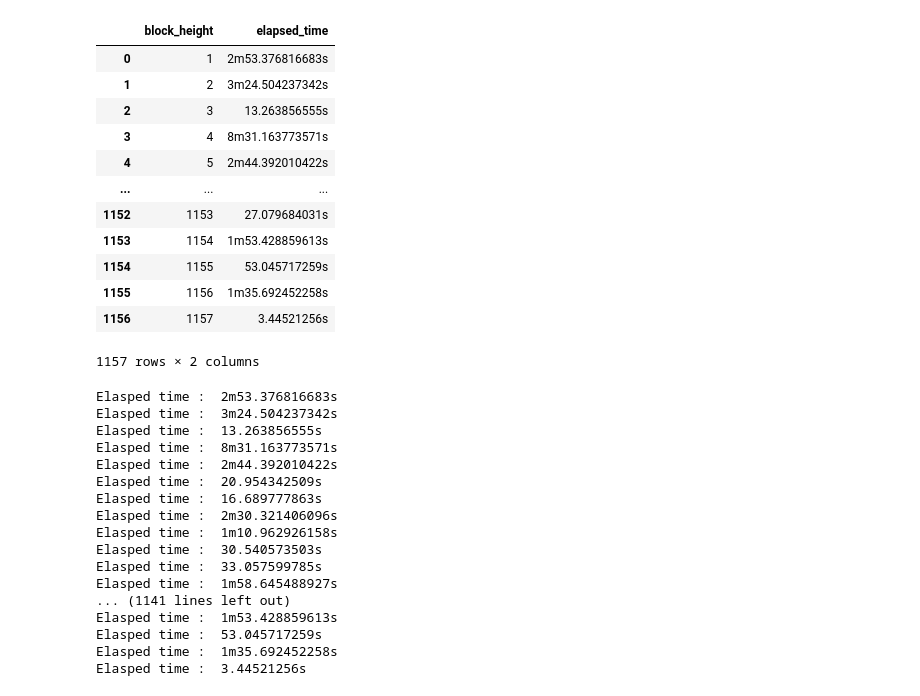
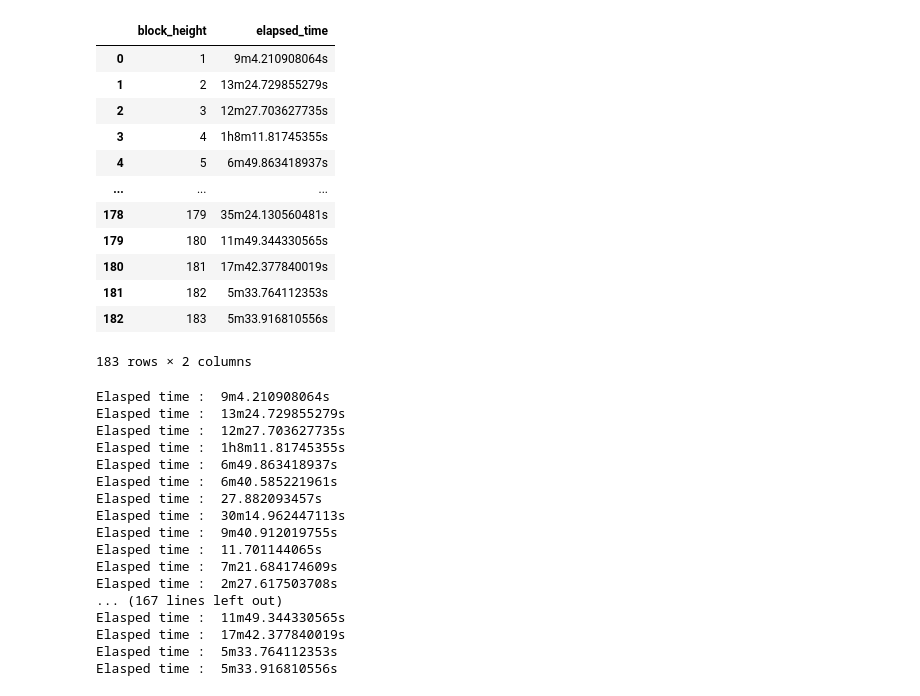
Before and after one commit to HyoungsungKim/Studying-ethereum, a Jupyter notebook: study-in-geth/time_conversion.ipynb, the cells around one changed output. Saved outputs shown, nothing was run; the diff lists cells and outputs as text; code cells hidden in the pictures.

```diff
--- a/study-in-geth/time_conversion.ipynb
+++ b/study-in-geth/time_conversion.ipynb
@@ -3,23 +3,23 @@ from datetime import datetime as dt
 import pandas as pd
 import matplotlib.pyplot as plt
 # %%
-filename = r'./elapseTime.csv'
+filename = r'./elapseTime2.csv'
 df = pd.read_csv(filename)
 df
 # %% [output]
 |  | block_height | elapsed_time |
-| 0 | 1 | 2m53.376816683s |
-| 1 | 2 | 3m24.504237342s |
-| 2 | 3 | 13.263856555s |
-| 3 | 4 | 8m31.163773571s |
-| 4 | 5 | 2m44.392010422s |
+| 0 | 1 | 9m4.210908064s |
+| 1 | 2 | 13m24.729855279s |
+| 2 | 3 | 12m27.703627735s |
+| 3 | 4 | 1h8m11.81745355s |
+| 4 | 5 | 6m49.863418937s |
 | ... | ... | ... |
-| 1152 | 1153 | 27.079684031s |
-| 1153 | 1154 | 1m53.428859613s |
-| 1154 | 1155 | 53.045717259s |
-| 1155 | 1156 | 1m35.692452258s |
-| 1156 | 1157 | 3.44521256s |
+| 178 | 179 | 35m24.130560481s |
+| 179 | 180 | 11m49.344330565s |
+| 180 | 181 | 17m42.377840019s |
+| 181 | 182 | 5m33.764112353s |
+| 182 | 183 | 5m33.916810556s |
-1157 rows × 2 columns
+183 rows × 2 columns
 # %%
 for idx, elapsed_time in enumerate(df.elapsed_time):
     print("Elasped time : ", elapsed_time)
@@ -48,25 +48,25 @@ for idx, elapsed_time in enumerate(df.elapsed_time):
     # print("second : ", float(second))
     # print("ms : ", float(ms))
 
-    df.elapsed_time[idx] = str(float(hour) * 3600 + float(minute) * 600 + float(second) + float(ms) / 100)
+    df.elapsed_time[idx] = str(float(hour) * 3600 + float(minute) * 60 + float(second) + float(ms) / 100)
 # %% [output]
-Elasped time :  2m53.376816683s
-Elasped time :  3m24.504237342s
-Elasped time :  13.263856555s
-Elasped time :  8m31.163773571s
-Elasped time :  2m44.392010422s
-Elasped time :  20.954342509s
-Elasped time :  16.689777863s
-Elasped time :  2m30.321406096s
-Elasped time :  1m10.962926158s
-Elasped time :  30.540573503s
-Elasped time :  33.057599785s
-Elasped time :  1m58.645488927s
-... (1141 lines left out)
-Elasped time :  1m53.428859613s
-Elasped time :  53.045717259s
-Elasped time :  1m35.692452258s
-Elasped time :  3.44521256s
+Elasped time :  9m4.210908064s
+Elasped time :  13m24.729855279s
+Elasped time :  12m27.703627735s
+Elasped time :  1h8m11.81745355s
+Elasped time :  6m49.863418937s
+Elasped time :  6m40.585221961s
+Elasped time :  27.882093457s
+Elasped time :  30m14.962447113s
+Elasped time :  9m40.912019755s
+Elasped time :  11.701144065s
+Elasped time :  7m21.684174609s
+Elasped time :  2m27.617503708s
+... (167 lines left out)
+Elasped time :  11m49.344330565s
+Elasped time :  17m42.377840019s
+Elasped time :  5m33.764112353s
+Elasped time :  5m33.916810556s
 # %%
 df
 # %% [output]
```
Also changed, not shown: parts of 11 cells of this notebook.
